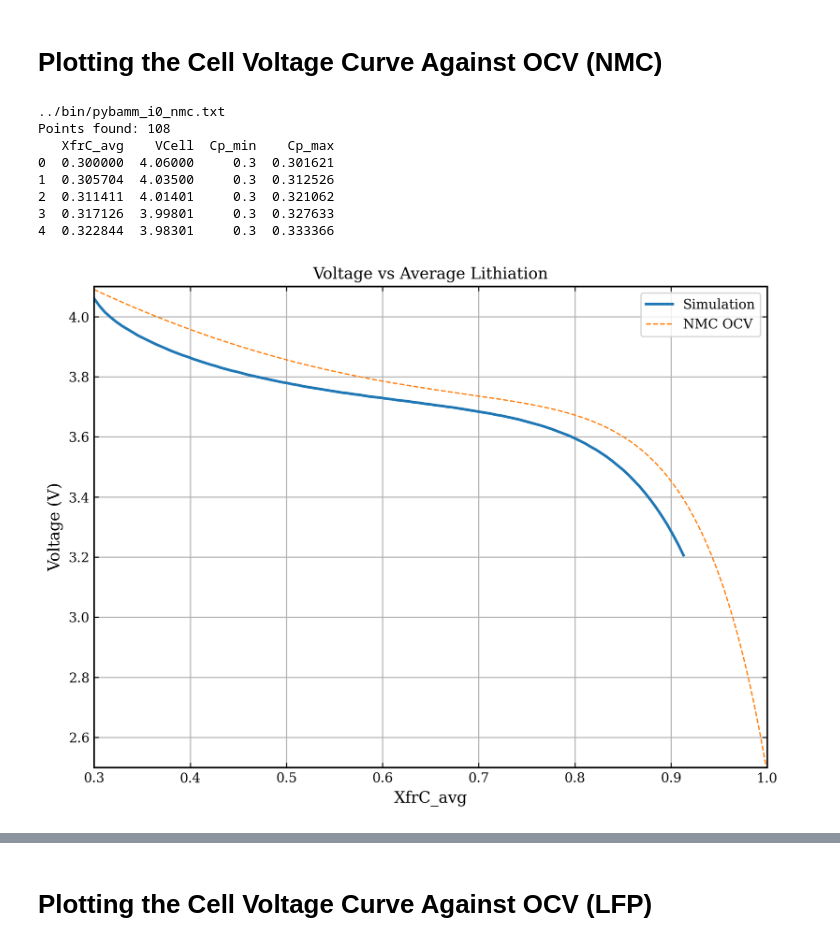
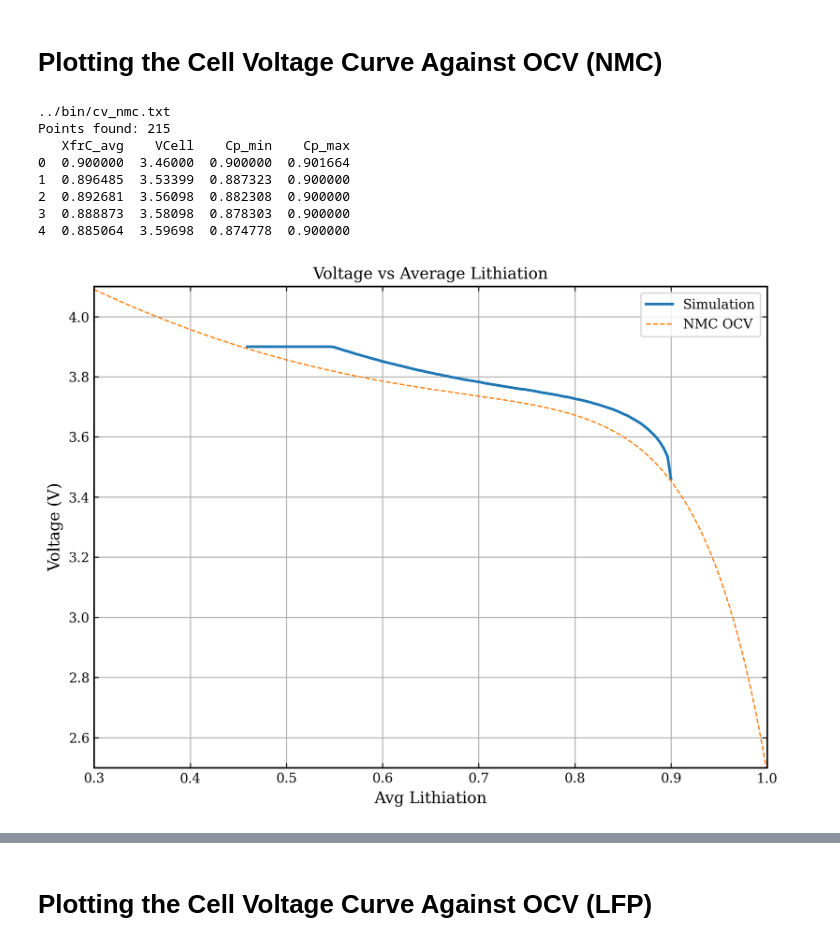
Before and after one commit to HCY-Group/BESFEM, a Jupyter notebook: plotting/OCV_CellVoltage.ipynb, the cells around one changed output, grey strips where cells are left out. Saved outputs shown, nothing was run; the diff lists cells and outputs as text; code cells hidden in the pictures.

```diff
--- a/plotting/OCV_CellVoltage.ipynb
+++ b/plotting/OCV_CellVoltage.ipynb
@@ -158,7 +158,7 @@ def load_data(file_path):
 # ============================================================
 
 df1 = load_data(
-    "../bin/pybamm_i0_nmc.txt"
+    "../bin/cv_nmc.txt"
 )
 
 # ============================================================
@@ -182,40 +182,40 @@ df1["ocv"] = ocv_function(df1["XfrC_avg"])
 # ============================================================
 # PLOT 1: VOLTAGE VS AVERAGE LITHIATION
 # ============================================================
 
 plt.figure(figsize=(8, 6))
 
 plt.plot(
     df1["XfrC_avg"],
     df1["VCell"],
     linewidth=2,
     label="Simulation"
 )
 
 plt.plot(
     c_vals,
     ocv_vals,
     "--",
     linewidth=1,
     label="NMC OCV"
 )
 
-plt.xlabel("XfrC_avg")
+plt.xlabel("Avg Lithiation")
 plt.ylabel("Voltage (V)")
 plt.xlim(0.3, 1.0)
 plt.ylim(2.5, 4.1)
 plt.title("Voltage vs Average Lithiation")
 plt.grid(True)
 plt.legend()
 plt.tight_layout()
 plt.show()
 # %% [output]
-../bin/pybamm_i0_nmc.txt
-Points found: 108
-   XfrC_avg    VCell  Cp_min    Cp_max
-0  0.300000  4.06000     0.3  0.301621
-1  0.305704  4.03500     0.3  0.312526
-2  0.311411  4.01401     0.3  0.321062
-3  0.317126  3.99801     0.3  0.327633
-4  0.322844  3.98301     0.3  0.333366
+../bin/cv_nmc.txt
+Points found: 215
+   XfrC_avg    VCell    Cp_min    Cp_max
+0  0.900000  3.46000  0.900000  0.901664
+1  0.896485  3.53399  0.887323  0.900000
+2  0.892681  3.56098  0.882308  0.900000
+3  0.888873  3.58098  0.878303  0.900000
+4  0.885064  3.59698  0.874778  0.900000
-[figure, old version]
+[figure, new version]
```
Also changed, not shown: parts of 2 cells of this notebook, 3 other files.
